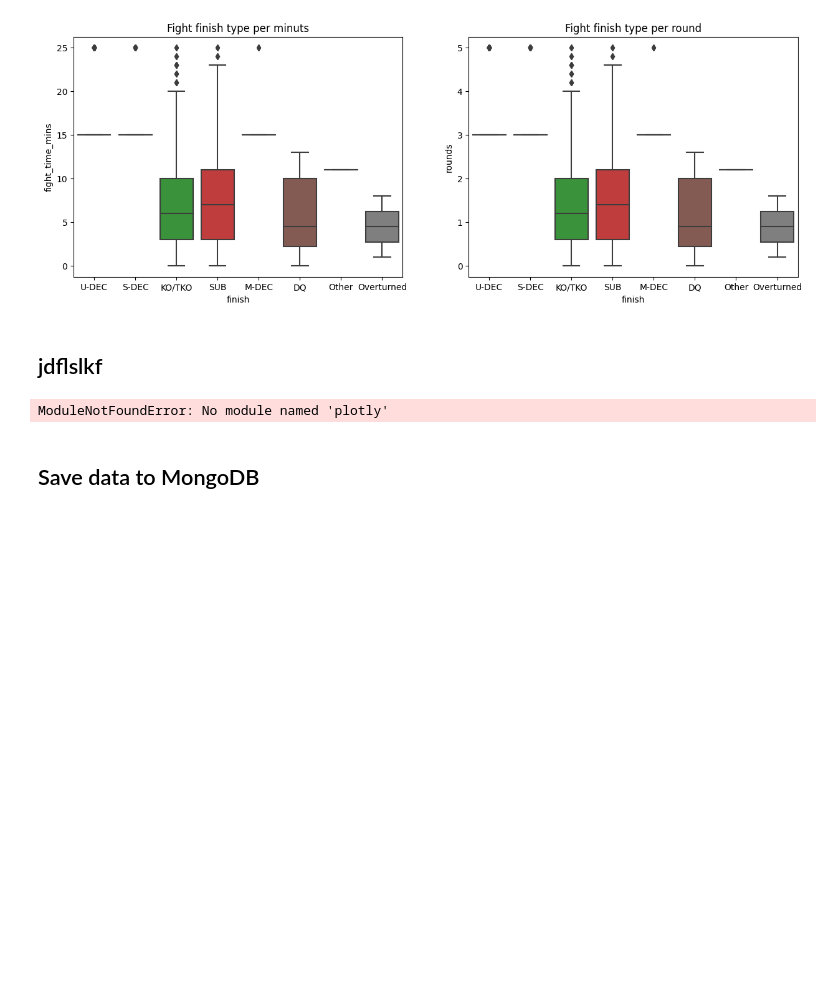
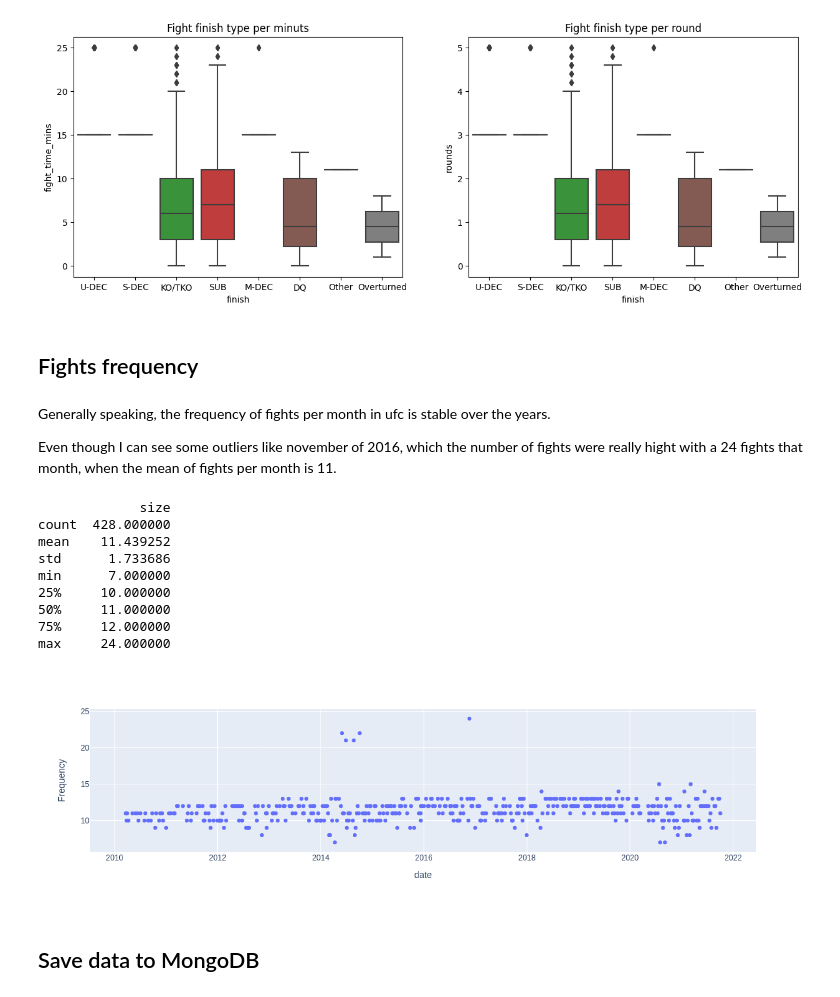
Before and after one commit to wilberquito/UFC-winner-predictor, a Jupyter notebook: lab/notebooks/ufc.ipynb, the cells around one changed output. Drawn from its saved outputs; the diff is of its cells as text; code cells hidden in the pictures; blank space fills up the shorter version.

Commit message:
Documents fights frequency

```diff
--- a/lab/notebooks/ufc.ipynb
+++ b/lab/notebooks/ufc.ipynb
@@ -542,16 +543,34 @@ fig.set_figwidth(15)
 # %% [output]
 [figure]
 # %% [markdown]
-## jdflslkf
+## Fights frequency
+# %% [markdown]
+Generally speaking, the frequency of fights per month in ufc is stable over the years.
+
+Even though I can see some outliers like november of 2016, which the number of fights were really hight with a 24 fights that month, when the mean of fights per month is 11.
 # %%
 master_df['date'] = pd.to_datetime(master_df['date'])
-master_df.groupby('date', as_index=False).size()
+df = master_df.groupby('date', as_index=False).size()
+fig = px.scatter(df,
+                 x="date",
+                 y="size",
+                 labels= {
+                     "size": "Frequency"
+                 })
 
-import plotly.express as px
-fig = px.scatter(master_df, x="date", y="size")
+print(df.describe())
 fig.show()
 # %% [output]
-ModuleNotFoundError: No module named 'plotly'
+             size
+count  428.000000
+mean    11.439252
+std      1.733686
+min      7.000000
+25%     10.000000
+50%     11.000000
+75%     12.000000
+max     24.000000
+[figure, added]
 # %% [markdown]
 ## Save data to MongoDB
 # %%
```
Also changed, not shown: parts of 2 cells of this notebook.
